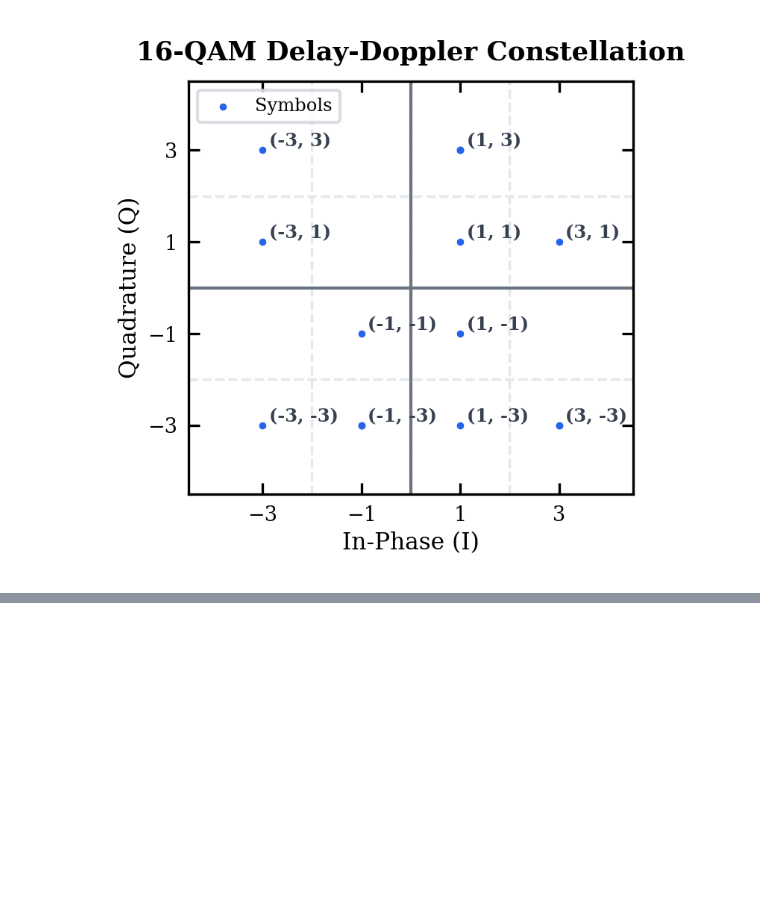
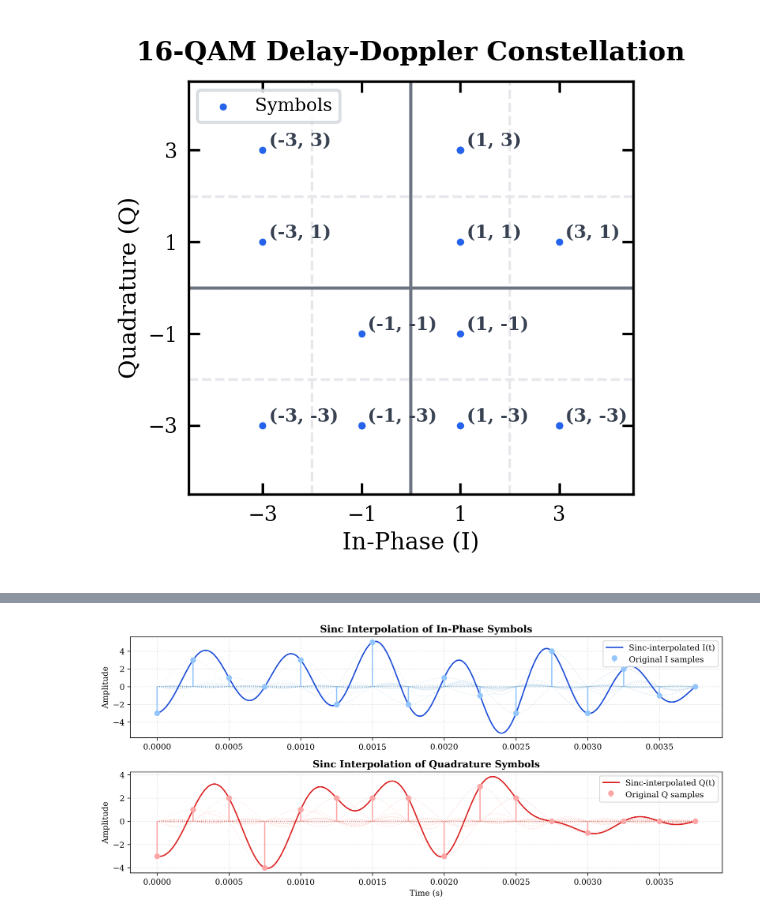
Before and after one commit to AshwinPrasanthHariharan/CCU_INTERSHIP, a Jupyter notebook: scripts/python/Tx understanding.ipynb, the cells around one changed output, grey strips where cells are left out. Saved outputs shown, nothing was run; the diff lists cells and outputs as text; code cells hidden in the pictures; blank space fills up the shorter version.

```diff
--- a/scripts/python/Tx understanding.ipynb
+++ b/scripts/python/Tx understanding.ipynb
@@ -294,0 +172,36 @@ $\mathbf{D} = \begin{bmatrix} -1-3j & -1-3j & -1-3j & -3+3j \\
+# %%
+# Sinc interpolation visualization for the transmitted symbols
+
+sample_idx = np.arange(len(tx_complex_samples))
+sinc_colors_i = plt.cm.Blues(np.linspace(0.35, 0.85, len(tx_complex_samples)))
+sinc_colors_q = plt.cm.Reds(np.linspace(0.35, 0.85, len(tx_complex_samples)))
+
+plt.figure(figsize=(11, 5), dpi=300)
+
+# I-channel
+plt.subplot(2, 1, 1)
+for n, sample in enumerate(tx_complex_samples.real):
+    plt.plot(t_seconds, sample * np.sinc(t_analog - n), color=sinc_colors_i[n], linestyle=':', linewidth=0.9, alpha=0.22, zorder=1)
+plt.plot(t_seconds, i_analog_wave, color='#1d4ed8', linewidth=1.6, label='Sinc-interpolated I(t)', zorder=2)
+plt.stem(sample_idx * Ts, tx_complex_samples.real, linefmt='#93c5fd', markerfmt='o', basefmt=' ', label='Original I samples')
+plt.title('Sinc Interpolation of In-Phase Symbols', fontweight='bold')
+plt.ylabel('Amplitude')
+plt.grid(True, linestyle=':', alpha=0.5)
+plt.legend(loc='upper right')
+
+# Q-channel
+plt.subplot(2, 1, 2)
+for n, sample in enumerate(tx_complex_samples.imag):
+    plt.plot(t_seconds, sample * np.sinc(t_analog - n), color=sinc_colors_q[n], linestyle=':', linewidth=0.9, alpha=0.22, zorder=1)
+plt.plot(t_seconds, q_analog_wave, color='#dc2626', linewidth=1.6, label='Sinc-interpolated Q(t)', zorder=2)
+plt.stem(sample_idx * Ts, tx_complex_samples.imag, linefmt='#fca5a5', markerfmt='o', basefmt=' ', label='Original Q samples')
+plt.title('Sinc Interpolation of Quadrature Symbols', fontweight='bold')
+plt.xlabel('Time (s)')
+plt.ylabel('Amplitude')
+plt.grid(True, linestyle=':', alpha=0.5)
+plt.legend(loc='upper right')
+
+plt.tight_layout()
+plt.show()
+# %% [output]
+[figure, added]
```
Also changed, not shown: parts of 7 cells of this notebook, 6 other files.
